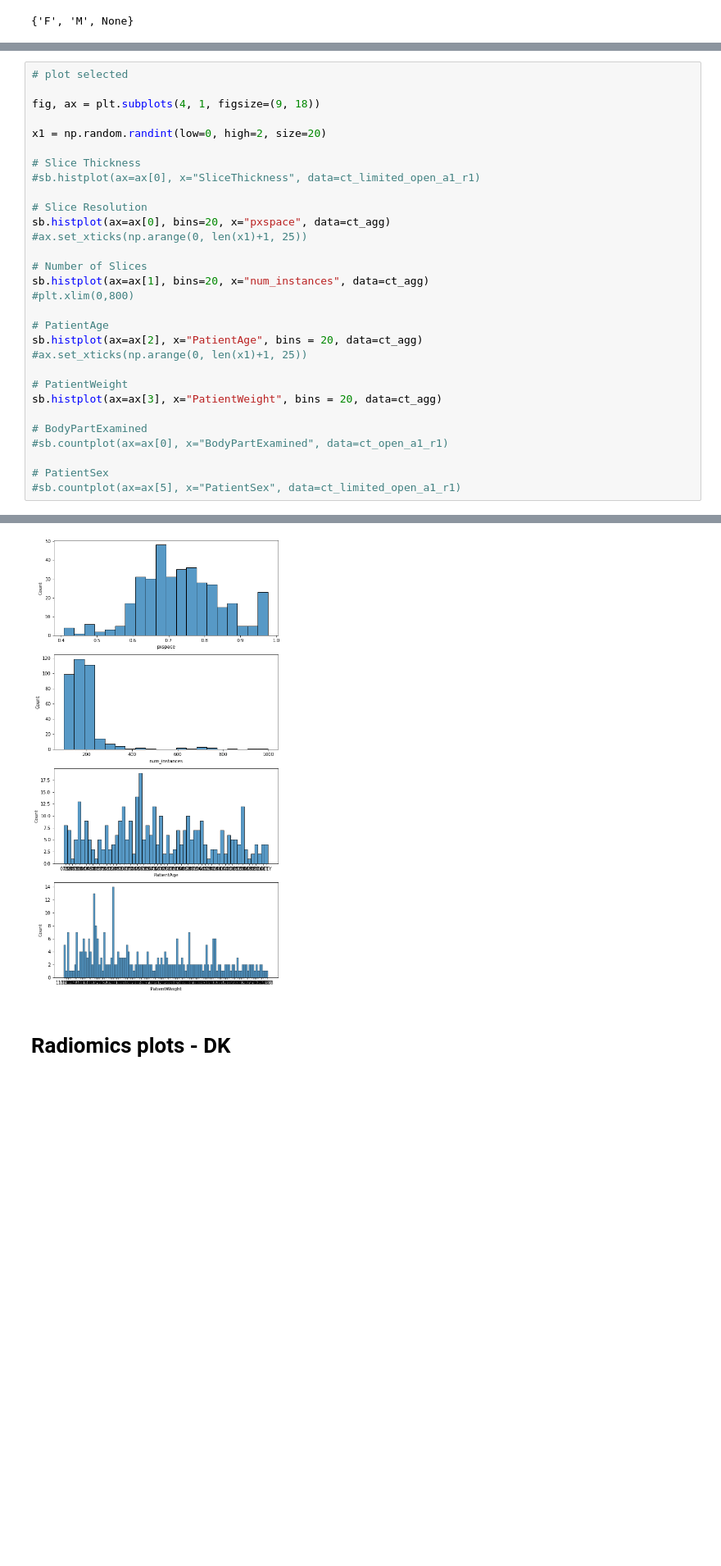
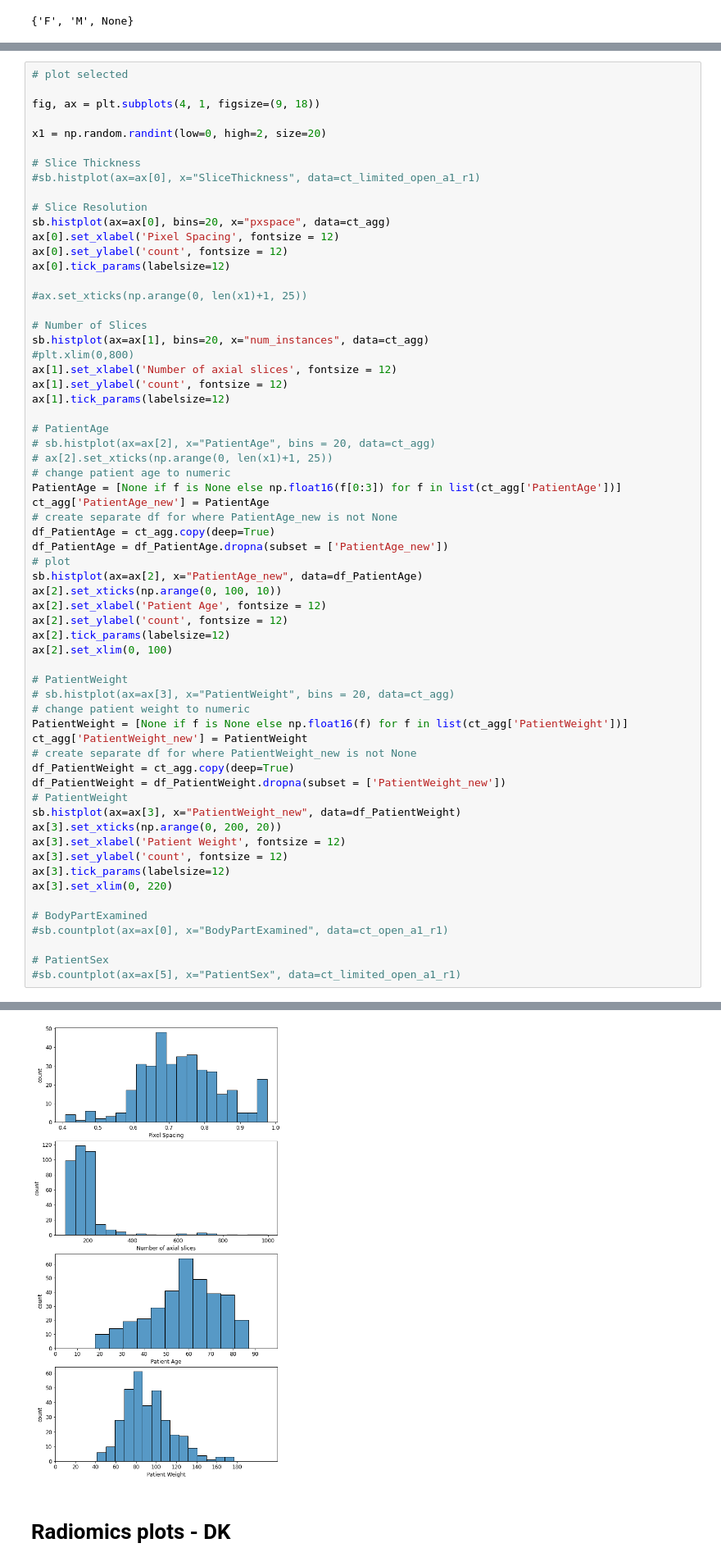
Before and after one commit to deepakri201/MIDRC_colab, a Jupyter notebook: MIDRC_df_plotting.ipynb, the cells around one changed output, grey strips where cells are left out. Shown at 82% size. Drawn from its saved outputs; the diff is of its cells as text; blank space fills up the shorter version.

Commit message:
updated plots

```diff
--- a/MIDRC_df_plotting.ipynb
+++ b/MIDRC_df_plotting.ipynb
@@ -492,18 +477,51 @@ x1 = np.random.randint(low=0, high=2, size=20)
 
 # Slice Resolution
 sb.histplot(ax=ax[0], bins=20, x="pxspace", data=ct_agg)
+ax[0].set_xlabel('Pixel Spacing', fontsize = 12)
+ax[0].set_ylabel('count', fontsize = 12)
+ax[0].tick_params(labelsize=12)
+
 #ax.set_xticks(np.arange(0, len(x1)+1, 25))
 
 # Number of Slices
 sb.histplot(ax=ax[1], bins=20, x="num_instances", data=ct_agg)
 #plt.xlim(0,800)
+ax[1].set_xlabel('Number of axial slices', fontsize = 12)
+ax[1].set_ylabel('count', fontsize = 12)
+ax[1].tick_params(labelsize=12)
 
 # PatientAge
-sb.histplot(ax=ax[2], x="PatientAge", bins = 20, data=ct_agg)
-#ax.set_xticks(np.arange(0, len(x1)+1, 25))
+# sb.histplot(ax=ax[2], x="PatientAge", bins = 20, data=ct_agg)
+# ax[2].set_xticks(np.arange(0, len(x1)+1, 25))
+# change patient age to numeric
+PatientAge = [None if f is None else np.float16(f[0:3]) for f in list(ct_agg['PatientAge'])]
+ct_agg['PatientAge_new'] = PatientAge
+# create separate df for where PatientAge_new is not None
+df_PatientAge = ct_agg.copy(deep=True)
+df_PatientAge = df_PatientAge.dropna(subset = ['PatientAge_new'])
+# plot
+sb.histplot(ax=ax[2], x="PatientAge_new", data=df_PatientAge)
+ax[2].set_xticks(np.arange(0, 100, 10))
+ax[2].set_xlabel('Patient Age', fontsize = 12)
+ax[2].set_ylabel('count', fontsize = 12)
+ax[2].tick_params(labelsize=12)
+ax[2].set_xlim(0, 100)
 
 # PatientWeight
-sb.histplot(ax=ax[3], x="PatientWeight", bins = 20, data=ct_agg)
+# sb.histplot(ax=ax[3], x="PatientWeight", bins = 20, data=ct_agg)
+# change patient weight to numeric
+PatientWeight = [None if f is None else np.float16(f) for f in list(ct_agg['PatientWeight'])]
+ct_agg['PatientWeight_new'] = PatientWeight
+# create separate df for where PatientWeight_new is not None
+df_PatientWeight = ct_agg.copy(deep=True)
+df_PatientWeight = df_PatientWeight.dropna(subset = ['PatientWeight_new'])
+# PatientWeight
+sb.histplot(ax=ax[3], x="PatientWeight_new", data=df_PatientWeight)
+ax[3].set_xticks(np.arange(0, 200, 20))
+ax[3].set_xlabel('Patient Weight', fontsize = 12)
+ax[3].set_ylabel('count', fontsize = 12)
+ax[3].tick_params(labelsize=12)
+ax[3].set_xlim(0, 220)
 
 # BodyPartExamined
 #sb.countplot(ax=ax[0], x="BodyPartExamined", data=ct_open_a1_r1)
@@ -515,4 +533,4 @@ sb.histplot(ax=ax[3], x="PatientWeight", bins = 20, data=ct_agg)
-[figure, old version]
+[figure, new version]
 # %% [markdown]
 # Radiomics plots - DK
 # %% [markdown]
```
Also changed, not shown: parts of 42 cells of this notebook.
